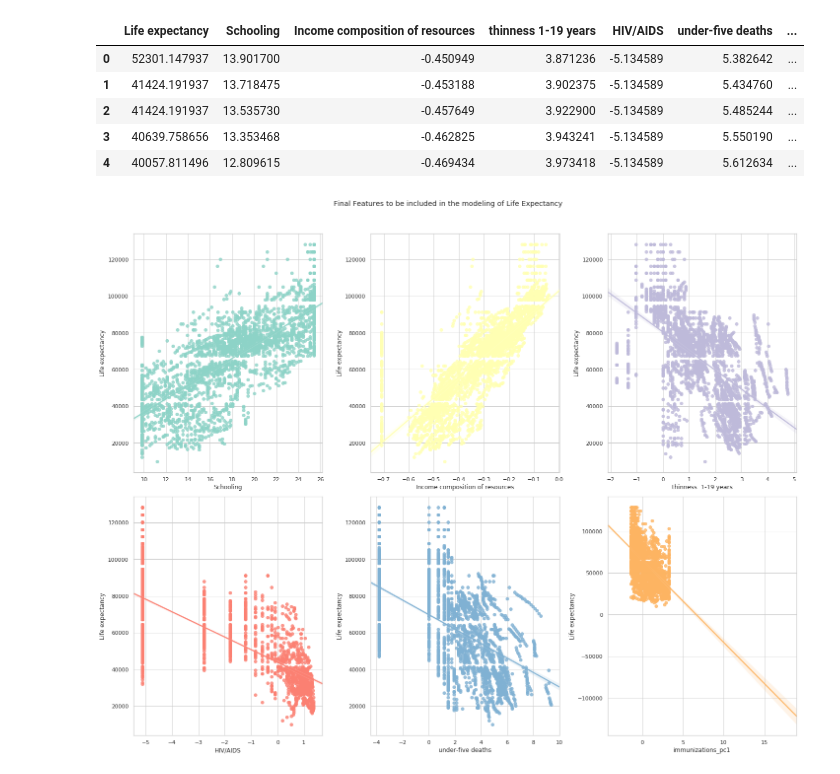
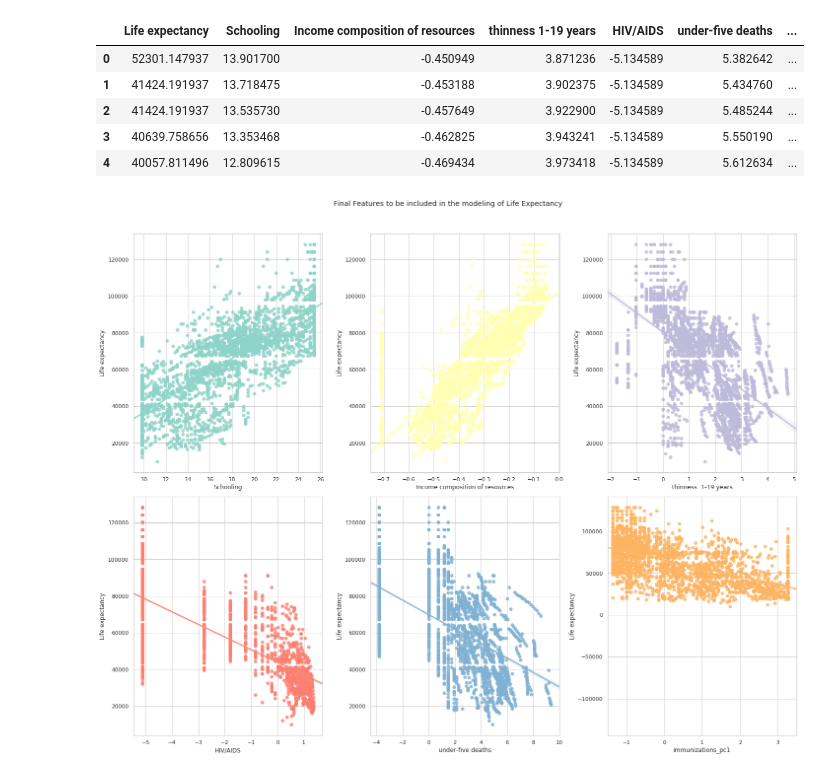
Before and after one commit to dstolbert/Factors-affecting-life-expectancy, a Jupyter notebook: Factors affecting life expectancy- model preparation.ipynb, the cells around one changed output. Cells and saved outputs as stored; diff of their text form; code cells hidden in the pictures.

```diff
--- a/Factors affecting life expectancy- model preparation.ipynb
+++ b/Factors affecting life expectancy- model preparation.ipynb
@@ -451,14 +451,15 @@ final_df.head()
 # %%
 fig, axes = plt.subplots(2,3,figsize=(20,15))
 
 for i in range(len(final_df.columns)-1):
     sns.regplot(x=final_df.columns[i+1],
                y='Life expectancy',
                data=final_df,
                ax=axes[int(np.floor(i/3)),int(i-(np.floor(i/3)*3))])
 
+axes[1,2].set(xlim=(-1.5,3.5))
 plt.suptitle('Final Features to be included in the modeling of Life Expectancy', y=1.05)
 plt.tight_layout()
 plt.show()
 # %% [output]
-[figure, old version]
+[figure, new version]
```
Also changed, not shown: parts of 1 cell of this notebook.
